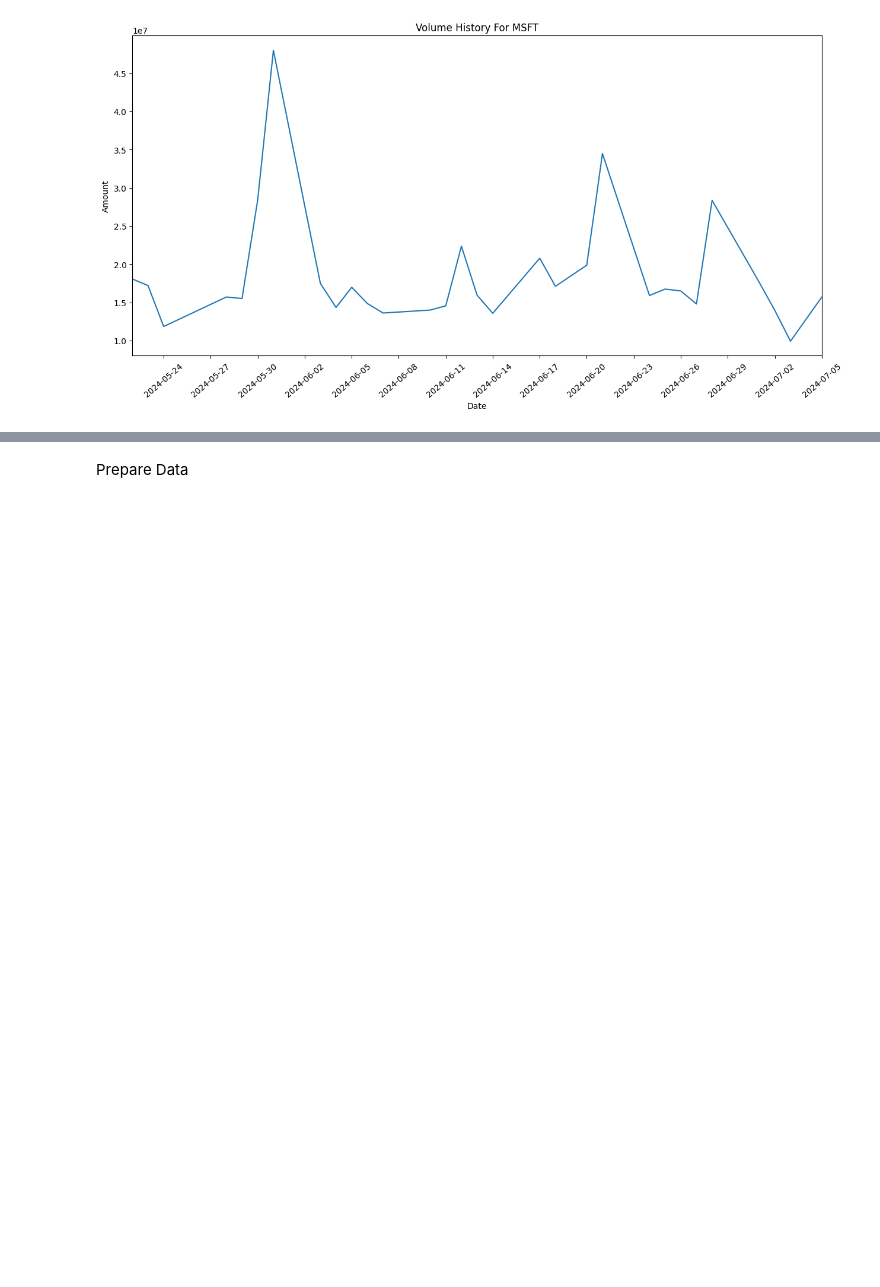
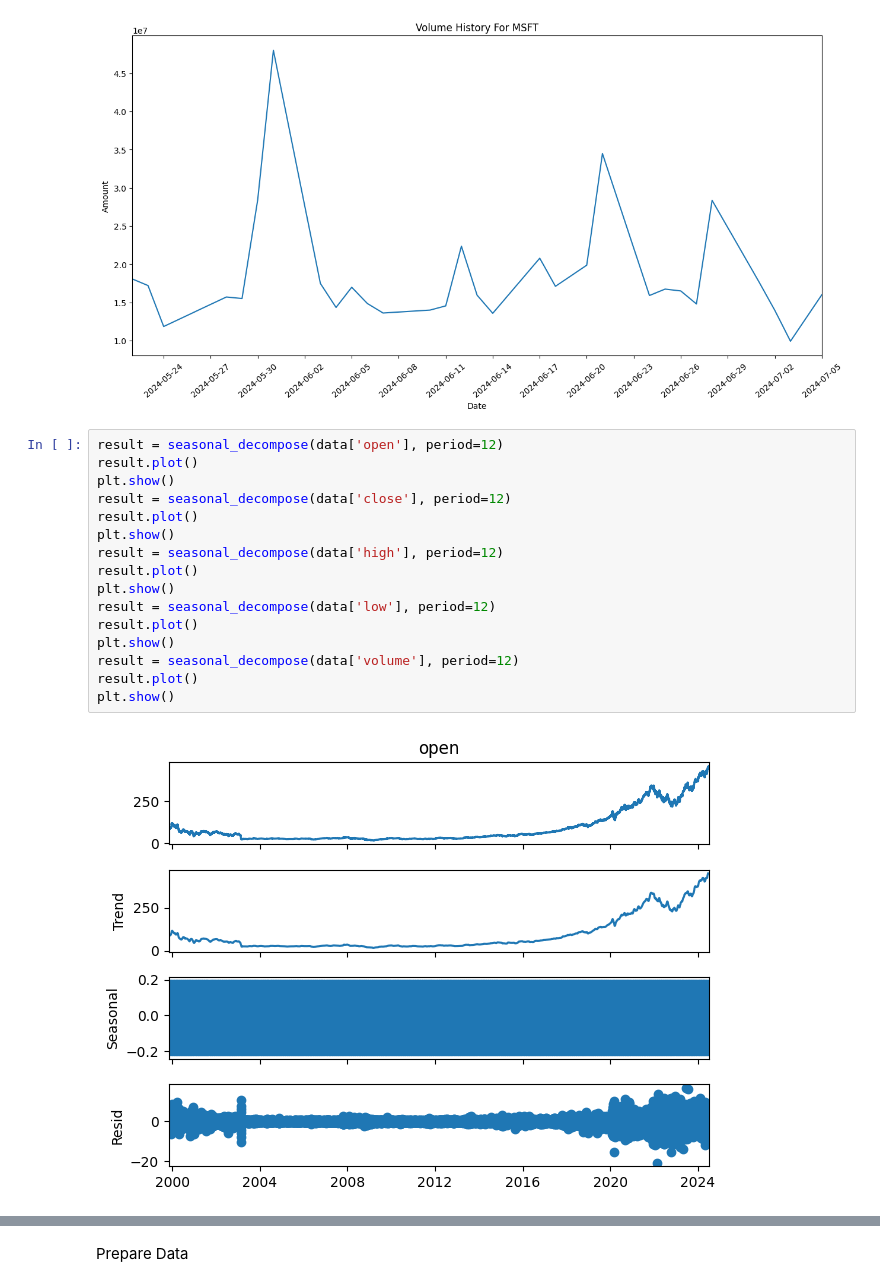
Before and after one commit to RBuck8339/Stock-Prediction, a Jupyter notebook: data_view.ipynb, the cells around one changed output, grey strips where cells are left out. Cells and saved outputs as stored; diff of their text form; blank space fills up the shorter version.

Commit message:
Added a way to view seasonality, trend, and noise

```diff
--- a/data_view.ipynb
+++ b/data_view.ipynb
@@ -54,3 +57,21 @@ plot_data(temp_data, symbol, 'volume', 'day', 'Volume')
 [figure]
 [figure]
 [figure]
+# %%
+result = seasonal_decompose(data['open'], period=12)
+result.plot()
+plt.show()
+result = seasonal_decompose(data['close'], period=12)
+result.plot()
+plt.show()
+result = seasonal_decompose(data['high'], period=12)
+result.plot()
+plt.show()
+result = seasonal_decompose(data['low'], period=12)
+result.plot()
+plt.show()
+result = seasonal_decompose(data['volume'], period=12)
+result.plot()
+plt.show()
+# %% [output]
+[figure, added]
```
Also changed, not shown: parts of 2 cells of this notebook.
